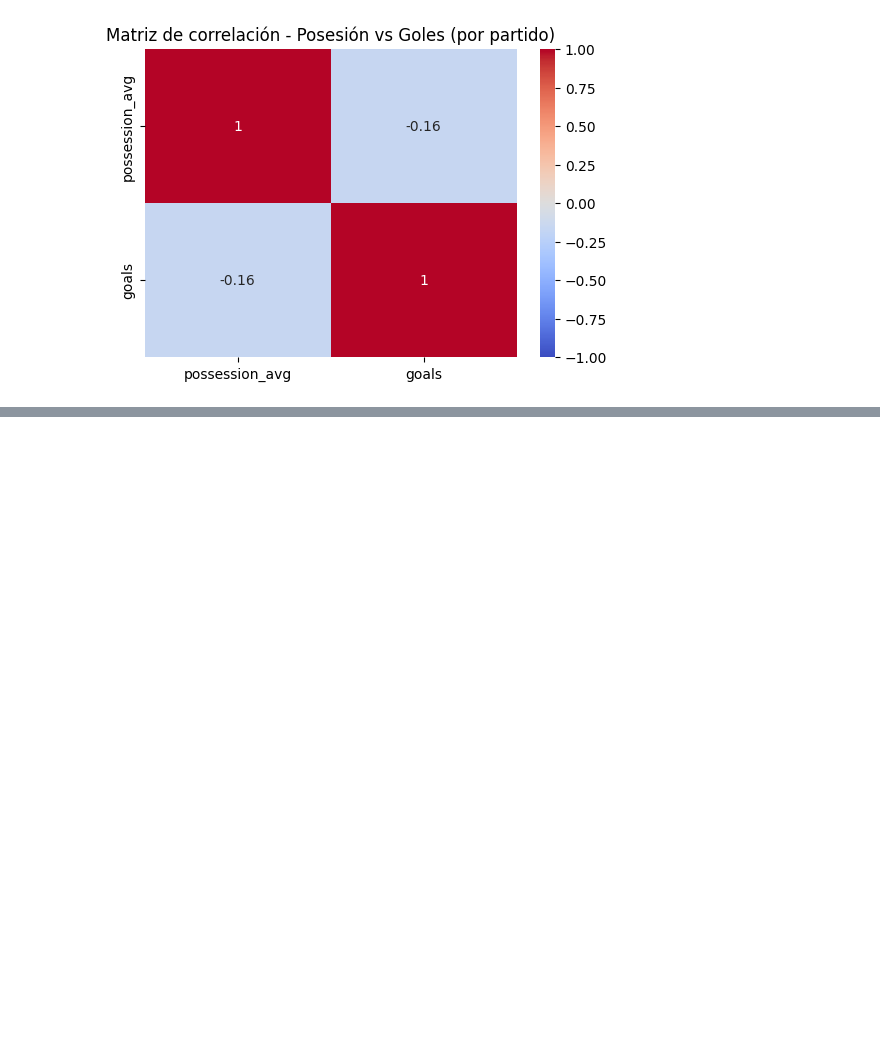
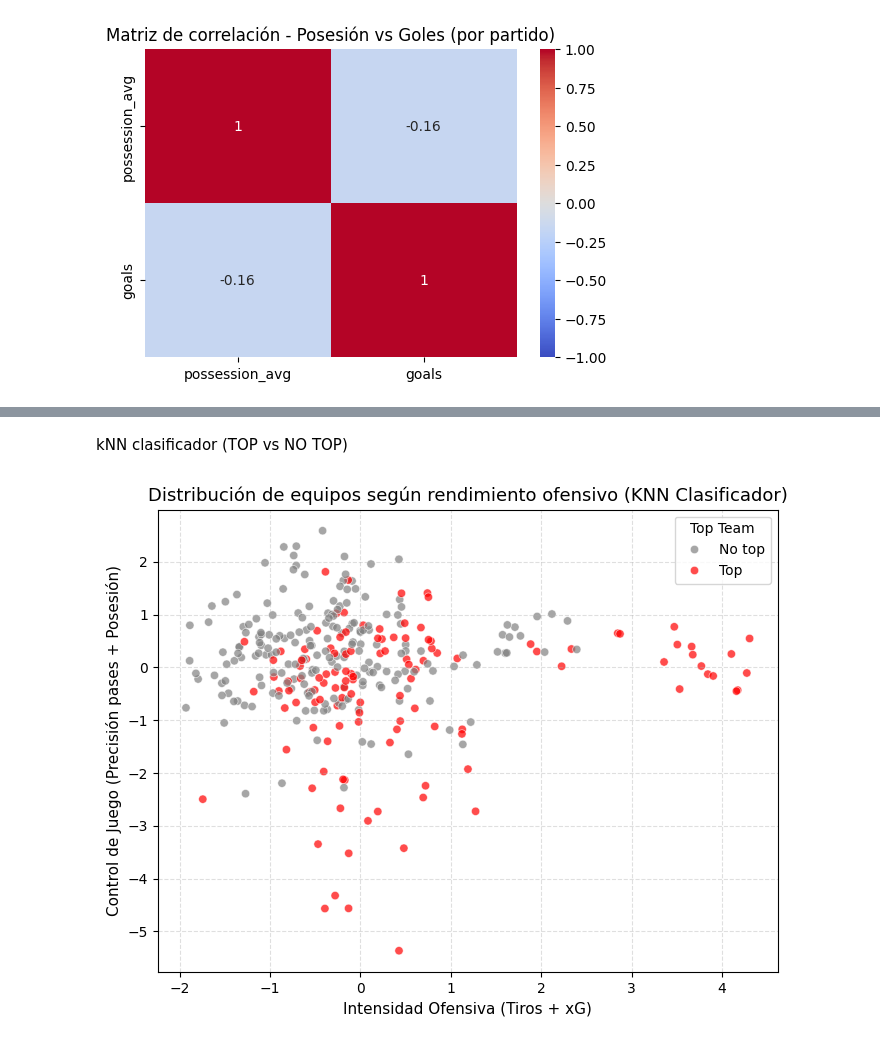
Before and after one commit to VainstubTomas/Aprendizaje_Automatico_Grandes_Datos, a Jupyter notebook: main.ipynb, the cells around one changed output, grey strips where cells are left out. Saved outputs shown, nothing was run; the diff lists cells and outputs as text; code cells hidden in the pictures; blank space fills up the shorter version.

```diff
--- a/main.ipynb
+++ b/main.ipynb
@@ -369,0 +575,17 @@ plt.show()
+# %%
+big_teams = ['Barcelona', 'Real Madrid', 'Atlético Madrid', 'Sevilla']
+df_model['performance_score'] = (
+    df_model['goals']*0.4 +
+    df_model['avg_xG']*200 +
+    df_model['pass_accuracy']*0.2 +
+    df_model['avg_possession']*0.1
+)
+
+top_threshold = df_model.groupby('season_id')['performance_score'].transform(lambda x: x.quantile(0.75))
+
+df_model['top_team'] = (
+    (df_model['performance_score'] >= top_threshold) |
+    (df_model['team'].isin(big_teams))
+).astype(int)
+
+display(df_model.head(20))
@@ -369,0 +610,38 @@ plt.show()
+# %% [markdown]
+kNN clasificador (TOP vs NO TOP)
+# %%
+# Selección de variables
+X = agg_df[['total_shots', 'avg_xG', 'pass_accuracy', 'avg_possession']]
+y = df_model['top_team']
+
+# Normalización
+scaler = StandardScaler()
+X_scaled = scaler.fit_transform(X)
+
+# Reducción a 2 componentes
+pca = PCA(n_components=2)
+X_pca = pca.fit_transform(X_scaled)
+
+# DataFrame para graficar
+pca_df = pd.DataFrame(X_pca, columns=['Componente 1', 'Componente 2'])
+pca_df['top_team'] = y.values
+
+plt.figure(figsize=(8,6))
+sns.scatterplot(
+    data=pca_df,
+    x='Componente 1', y='Componente 2',
+    hue='top_team',
+    palette={0:'gray', 1:'red'},
+    alpha=0.7
+)
+plt.title('Distribución de equipos según rendimiento ofensivo (KNN Clasificador)', fontsize=13)
+plt.xlabel('Intensidad Ofensiva (Tiros + xG)', fontsize=11)
+plt.ylabel('Control de Juego (Precisión pases + Posesión)', fontsize=11)
+plt.grid(True, linestyle='--', alpha=0.4)
+
+# ✅ Arreglar la leyenda para que los colores sean correctos
+handles, labels = plt.gca().get_legend_handles_labels()
+plt.legend(handles=handles, labels=['No top', 'Top'], title='Top Team', loc='best')
+plt.show()
+# %% [output]
+[figure, added]
```
Also changed, not shown: parts of 22 cells of this notebook.
